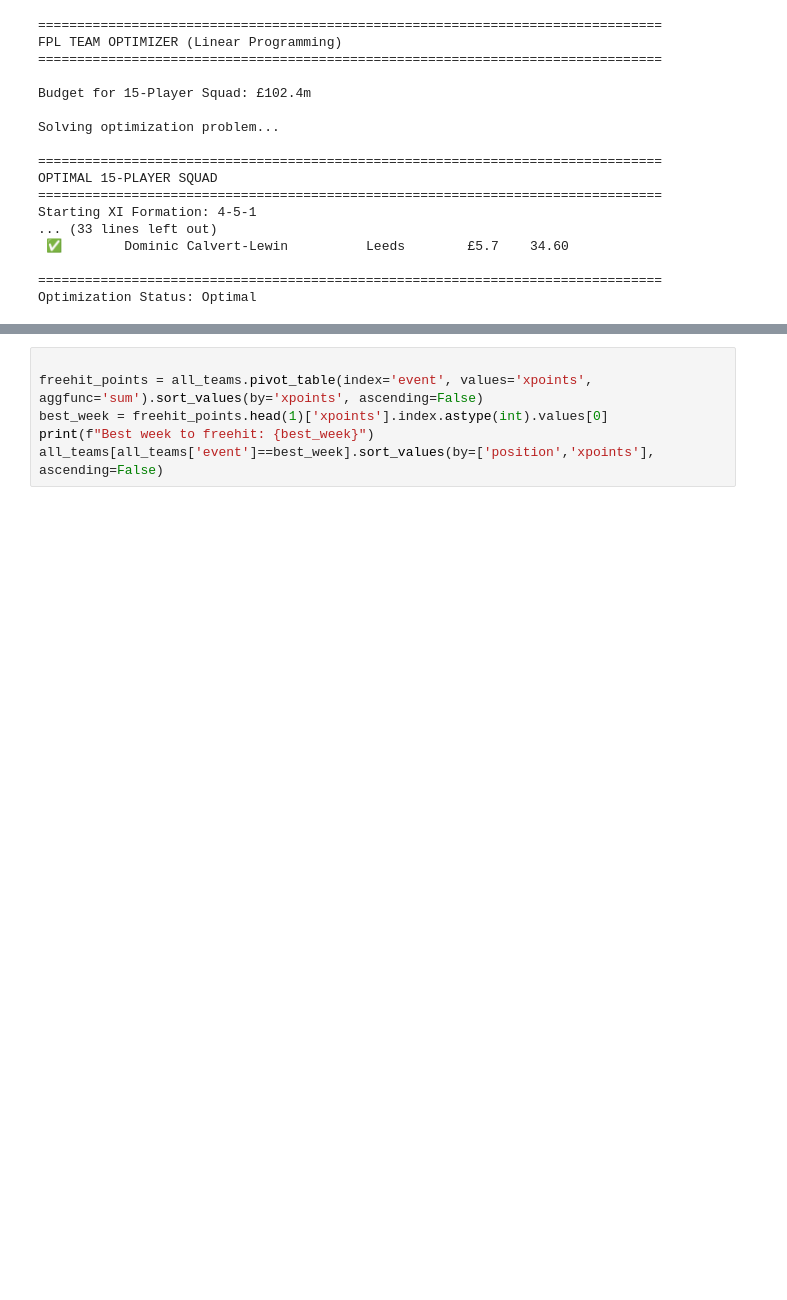
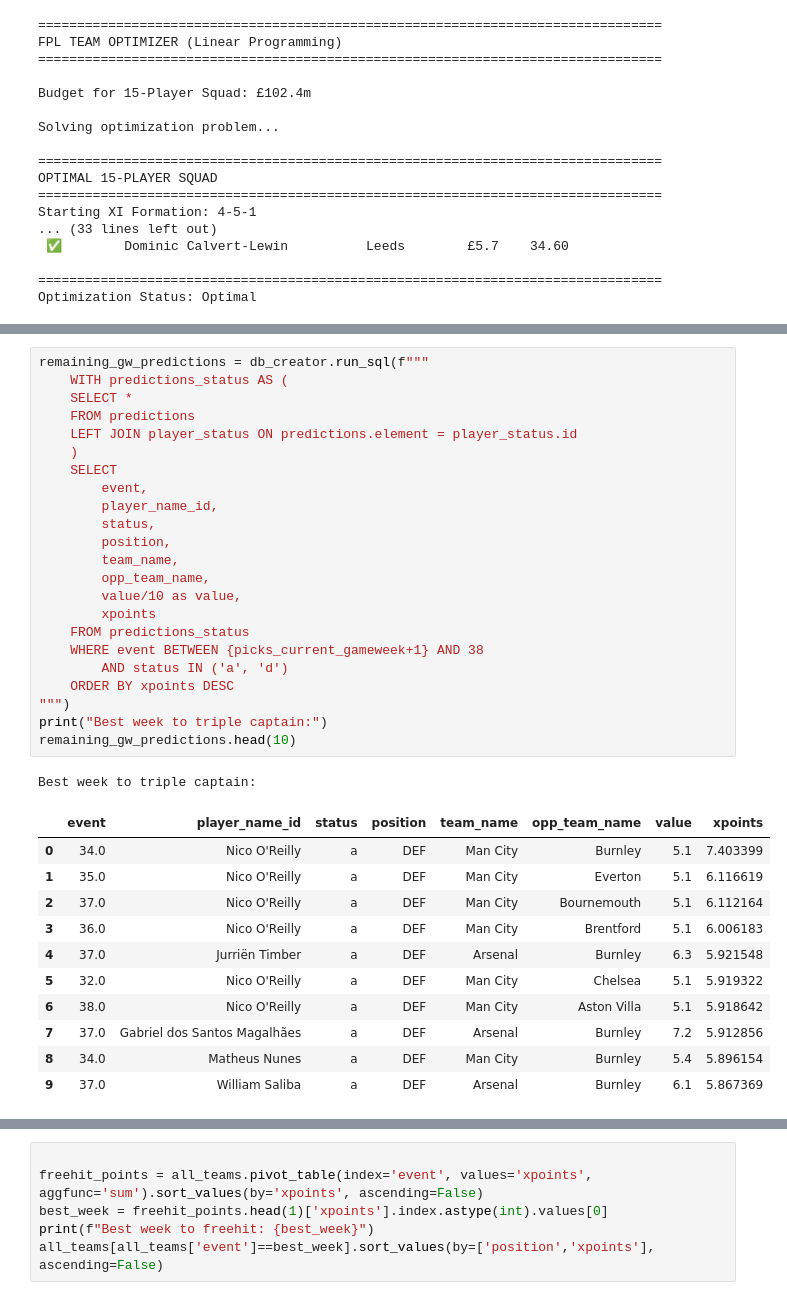
Before and after one commit to chrisimpacts/FPL-Points-Predictor, a Jupyter notebook: DIVX-Team-Analysis.ipynb, the cells around one changed output, grey strips where cells are left out. Cells and saved outputs as stored; diff of their text form; blank space fills up the shorter version.

```diff
--- a/DIVX-Team-Analysis.ipynb
+++ b/DIVX-Team-Analysis.ipynb
@@ -477,4 +477,40 @@ Top 20 predicted xPoints between 31 and 38:
 | 17 | 33.0 | Nico O'Reilly | a | DEF | Man City | 5.1 | 1258.933285 | 5.468498 | 80.004488 | ... |
 | 18 | 34.0 | Rayan Aït-Nouri | a | DEF | Man City | 5.7 | 891.228204 | 5.306859 | 62.863747 | ... |
 | 19 | 36.0 | Matty Cash | d | DEF | Aston Villa | 4.8 | 891.228204 | 5.306433 | 75.471274 | ... |
+# %%
+remaining_gw_predictions = db_creator.run_sql(f"""
+    WITH predictions_status AS (
+    SELECT *
+    FROM predictions
+    LEFT JOIN player_status ON predictions.element = player_status.id
+    )
+    SELECT
+        event,
+        player_name_id,
+        status,
+        position,
+        team_name,
+        opp_team_name,
+        value/10 as value,
+        xpoints
+    FROM predictions_status
+    WHERE event BETWEEN {picks_current_gameweek+1} AND 38
+        AND status IN ('a', 'd')
+    ORDER BY xpoints DESC
+""")
+print("Best week to triple captain:")
+remaining_gw_predictions.head(10)
+# %% [output]
+Best week to triple captain:
+|  | event | player_name_id | status | position | team_name | opp_team_name | value | xpoints |
+| 0 | 34.0 | Nico O'Reilly | a | DEF | Man City | Burnley | 5.1 | 7.403399 |
+| 1 | 35.0 | Nico O'Reilly | a | DEF | Man City | Everton | 5.1 | 6.116619 |
+| 2 | 37.0 | Nico O'Reilly | a | DEF | Man City | Bournemouth | 5.1 | 6.112164 |
+| 3 | 36.0 | Nico O'Reilly | a | DEF | Man City | Brentford | 5.1 | 6.006183 |
+| 4 | 37.0 | Jurriën Timber | a | DEF | Arsenal | Burnley | 6.3 | 5.921548 |
+| 5 | 32.0 | Nico O'Reilly | a | DEF | Man City | Chelsea | 5.1 | 5.919322 |
+| 6 | 38.0 | Nico O'Reilly | a | DEF | Man City | Aston Villa | 5.1 | 5.918642 |
+| 7 | 37.0 | Gabriel dos Santos Magalhães | a | DEF | Arsenal | Burnley | 7.2 | 5.912856 |
+| 8 | 34.0 | Matheus Nunes | a | DEF | Man City | Burnley | 5.4 | 5.896154 |
+| 9 | 37.0 | William Saliba | a | DEF | Arsenal | Burnley | 6.1 | 5.867369 |
 # %%
```
Also changed, not shown: parts of 1 cell of this notebook, 4 other files.
